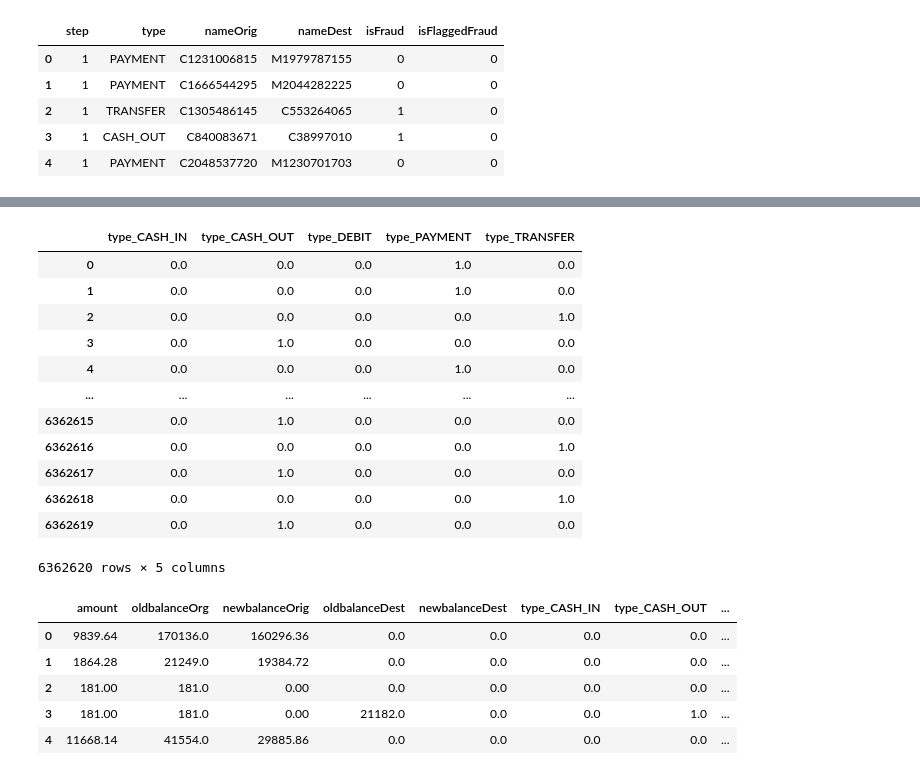
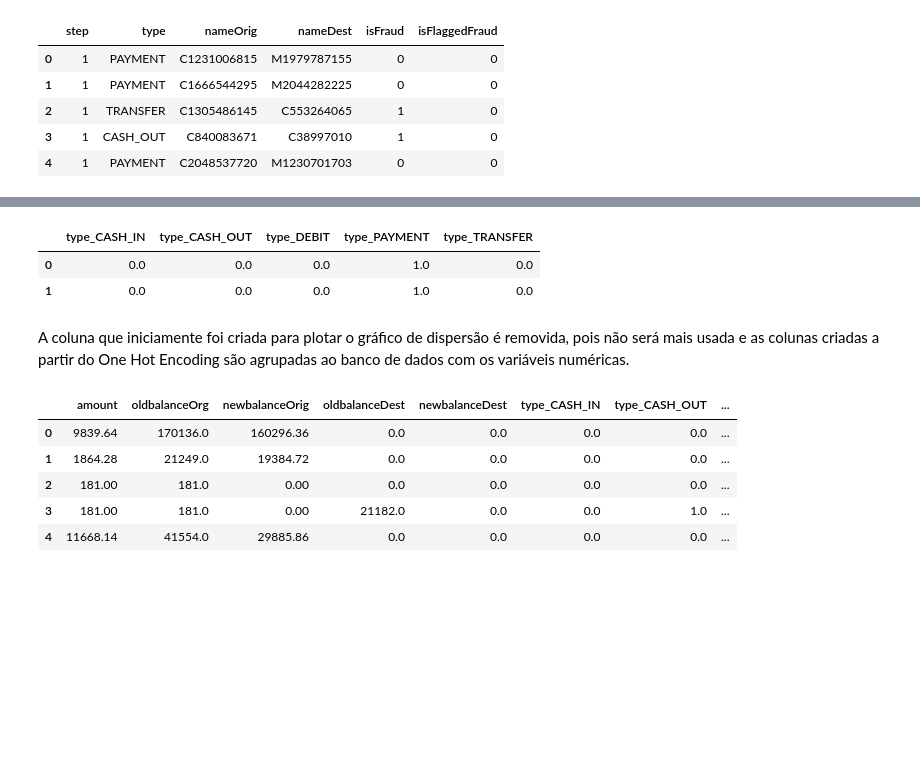
Before and after one commit to joaovjesus/Deteccao-de-Fraude, a Jupyter notebook: notebook.ipynb, the cells around one changed output, grey strips where cells are left out. Saved outputs shown, nothing was run; the diff lists cells and outputs as text; code cells hidden in the pictures; blank space fills up the shorter version.

```diff
--- a/notebook.ipynb
+++ b/notebook.ipynb
@@ -311,2 +251,2 @@ A técnica de One-Hot Enconding será aplicada somente à variável 'type'.
 # %%
-df_encoding = df_cat['type']
+df_encoding = df_cat['type'].copy(deep=True)
@@ -351,21 +261,13 @@ OH_cols
 # %%
 OH_cols.columns = OH_encoder.get_feature_names_out(['type'])
 # %%
-OH_cols
+OH_cols.head(2)
 # %% [output]
 |  | type_CASH_IN | type_CASH_OUT | type_DEBIT | type_PAYMENT | type_TRANSFER |
 | 0 | 0.0 | 0.0 | 0.0 | 1.0 | 0.0 |
 | 1 | 0.0 | 0.0 | 0.0 | 1.0 | 0.0 |
-| 2 | 0.0 | 0.0 | 0.0 | 0.0 | 1.0 |
-| 3 | 0.0 | 1.0 | 0.0 | 0.0 | 0.0 |
-| 4 | 0.0 | 0.0 | 0.0 | 1.0 | 0.0 |
-| ... | ... | ... | ... | ... | ... |
-| 6362615 | 0.0 | 1.0 | 0.0 | 0.0 | 0.0 |
-| 6362616 | 0.0 | 0.0 | 0.0 | 0.0 | 1.0 |
-| 6362617 | 0.0 | 1.0 | 0.0 | 0.0 | 0.0 |
-| 6362618 | 0.0 | 0.0 | 0.0 | 0.0 | 1.0 |
-| 6362619 | 0.0 | 1.0 | 0.0 | 0.0 | 0.0 |
-6362620 rows × 5 columns
+# %% [markdown]
+A coluna que iniciamente foi criada para plotar o gráfico de dispersão é removida, pois não será mais usada e as colunas criadas a partir do One Hot Encoding são agrupadas ao banco de dados com os variáveis numéricas.
 # %%
 df_num.drop(['x1'], axis=1, inplace=True)
 # %%
```
Also changed, not shown: parts of 67 cells of this notebook.
